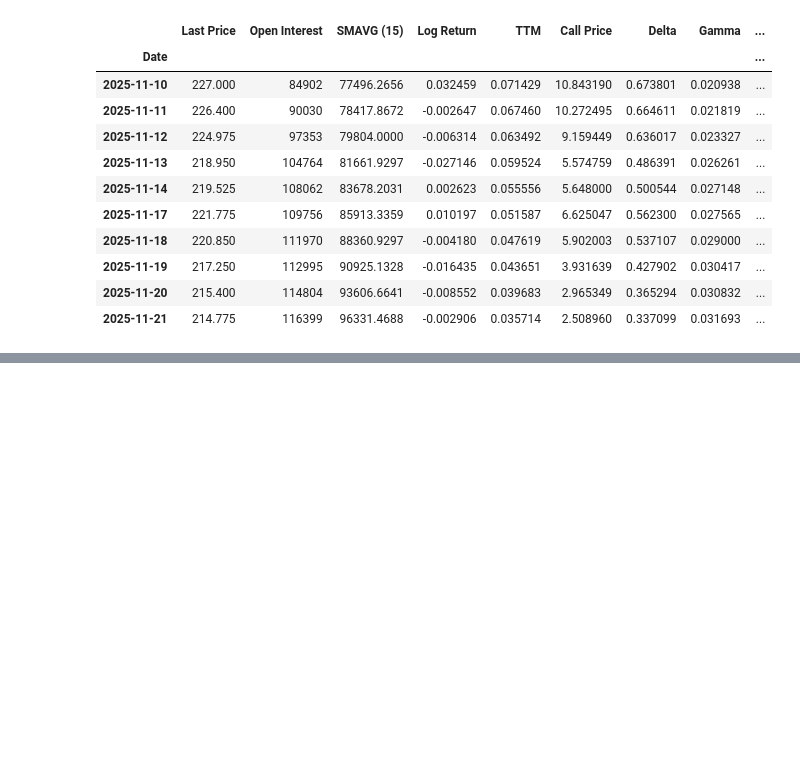
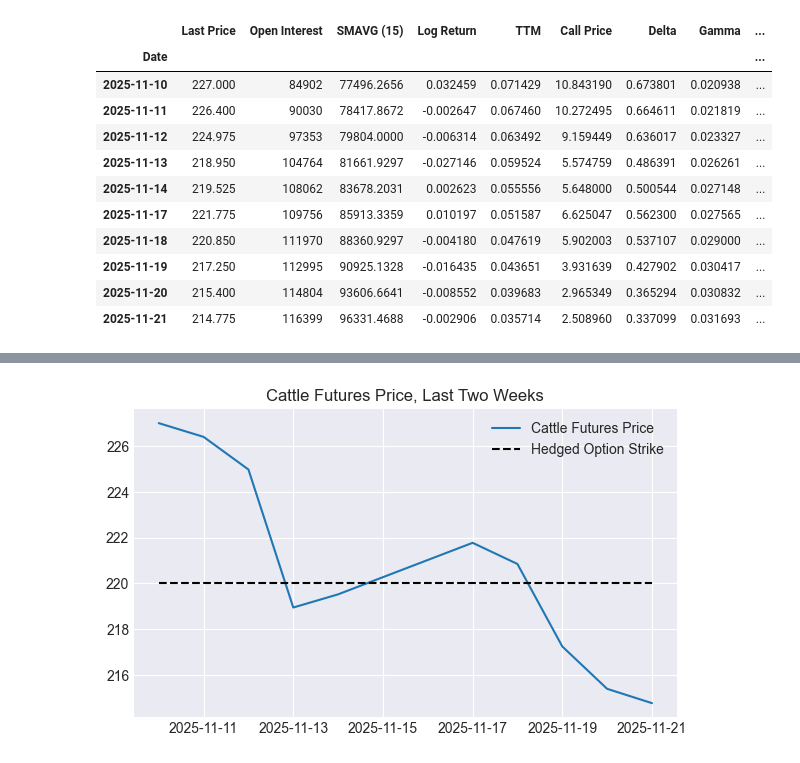
Before and after one commit to dradoncic/live_cattle_futures_options, a Jupyter notebook: project.ipynb, the cells around one changed output, grey strips where cells are left out. Drawn from its saved outputs; the diff is of its cells as text; code cells hidden in the pictures; blank space fills up the shorter version.

Commit message:
hedging table and chart

```diff
--- a/project.ipynb
+++ b/project.ipynb
@@ -810,0 +849,10 @@ See the caveats in the documentation: https://pandas.pydata.org/pandas-docs/stab
+# %%
+plt.style.use("seaborn-v0_8-darkgrid")
+plt.figure(figsize=(7,4))
+plt.plot(hedge_exercise_df["Last Price"], label="Cattle Futures Price")
+plt.plot(hedge_exercise_df.index, np.ones(len(hedge_exercise_df)) * 220, "k--", label="Hedged Option Strike")
+plt.legend()
+plt.title("Cattle Futures Price, Last Two Weeks")
+plt.show()
+# %% [output]
+[figure, added]
```
Also changed, not shown: parts of 2 cells of this notebook, 2 other files.
